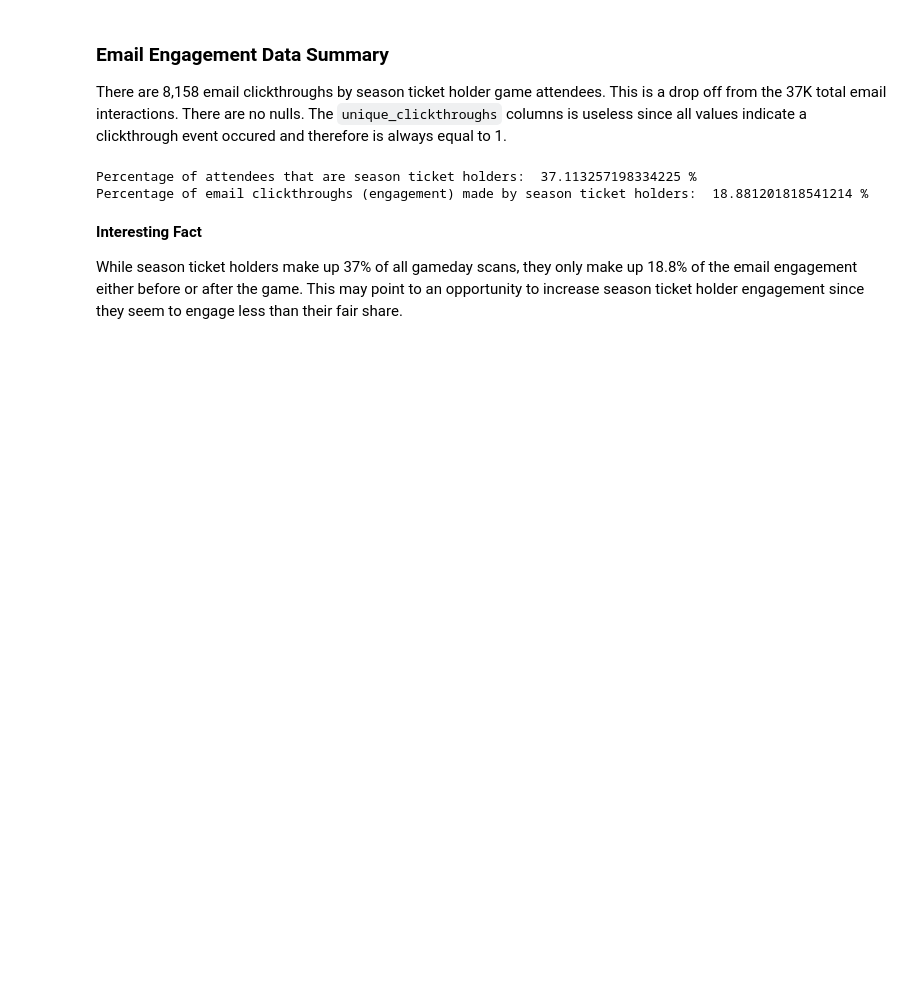
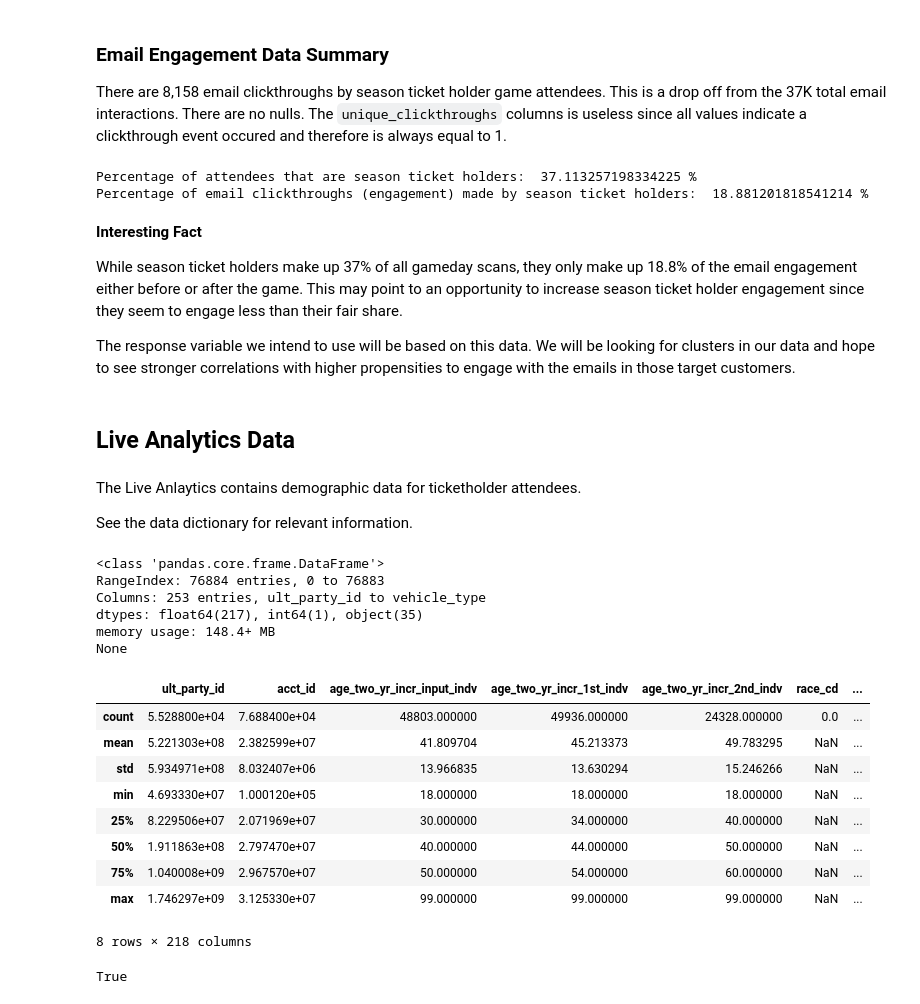
Before and after one commit to mathewj1/acl_spring_24_bulls2, a Jupyter notebook: notebooks/data_eda.ipynb, the cells around one changed output. Saved outputs shown, nothing was run; the diff lists cells and outputs as text; code cells hidden in the pictures; blank space fills up the shorter version.

```diff
--- a/notebooks/data_eda.ipynb
+++ b/notebooks/data_eda.ipynb
@@ -269,3 +332,42 @@ Percentage of email clickthroughs (engagement) made by season ticket holders:  1
 **Interesting Fact**
 
 While season ticket holders make up 37% of all gameday scans, they only make up 18.8% of the email engagement either before or after the game. This may point to an opportunity to increase season ticket holder engagement since they seem to engage less than their fair share.
+
+The response variable we intend to use will be based on this data. We will be looking for clusters in our data and hope to see stronger correlations with higher propensities to engage with the emails in those target customers.
+# %% [markdown]
+## Live Analytics Data
+# %% [markdown]
+The Live Anlaytics contains demographic data for ticketholder attendees.
+
+See the data dictionary for relevant information.
+# %%
+df_liva23 = pd.read_csv("/Users/jm/dev/acl_spring_24_bulls2/data/raw/LiveA Demographic Data/22-23 LiveA (Season Ticketholder Attendees).csv")
+
+df_liva24 = pd.read_csv("/Users/jm/dev/acl_spring_24_bulls2/data/raw/LiveA Demographic Data/23-24 LiveA (Season Ticketholder Attendees).csv")
+# %%
+print(df_liva23.info())
+# %% [output]
+<class 'pandas.core.frame.DataFrame'>
+RangeIndex: 76884 entries, 0 to 76883
+Columns: 253 entries, ult_party_id to vehicle_type
+dtypes: float64(217), int64(1), object(35)
+memory usage: 148.4+ MB
+None
+# %%
+df_liva23.describe()
+# %% [output]
+|  | ult_party_id | acct_id | age_two_yr_incr_input_indv | age_two_yr_incr_1st_indv | age_two_yr_incr_2nd_indv | race_cd | ... |
+| count | 5.528800e+04 | 7.688400e+04 | 48803.000000 | 49936.000000 | 24328.000000 | 0.0 | ... |
+| mean | 5.221303e+08 | 2.382599e+07 | 41.809704 | 45.213373 | 49.783295 | NaN | ... |
+| std | 5.934971e+08 | 8.032407e+06 | 13.966835 | 13.630294 | 15.246266 | NaN | ... |
+| min | 4.693330e+07 | 1.000120e+05 | 18.000000 | 18.000000 | 18.000000 | NaN | ... |
+| 25% | 8.229506e+07 | 2.071969e+07 | 30.000000 | 34.000000 | 40.000000 | NaN | ... |
+| 50% | 1.911863e+08 | 2.797470e+07 | 40.000000 | 44.000000 | 50.000000 | NaN | ... |
+| 75% | 1.040008e+09 | 2.967570e+07 | 50.000000 | 54.000000 | 60.000000 | NaN | ... |
+| max | 1.746297e+09 | 3.125330e+07 | 99.000000 | 99.000000 | 99.000000 | NaN | ... |
+8 rows × 218 columns
+# %%
+#Check if all columns are the same in both data sets
+sum(df_liva23.columns.isin(df_liva24.columns)) == 253
+# %% [output]
+True
```
Also changed, not shown: parts of 8 cells of this notebook, 7 other files.
